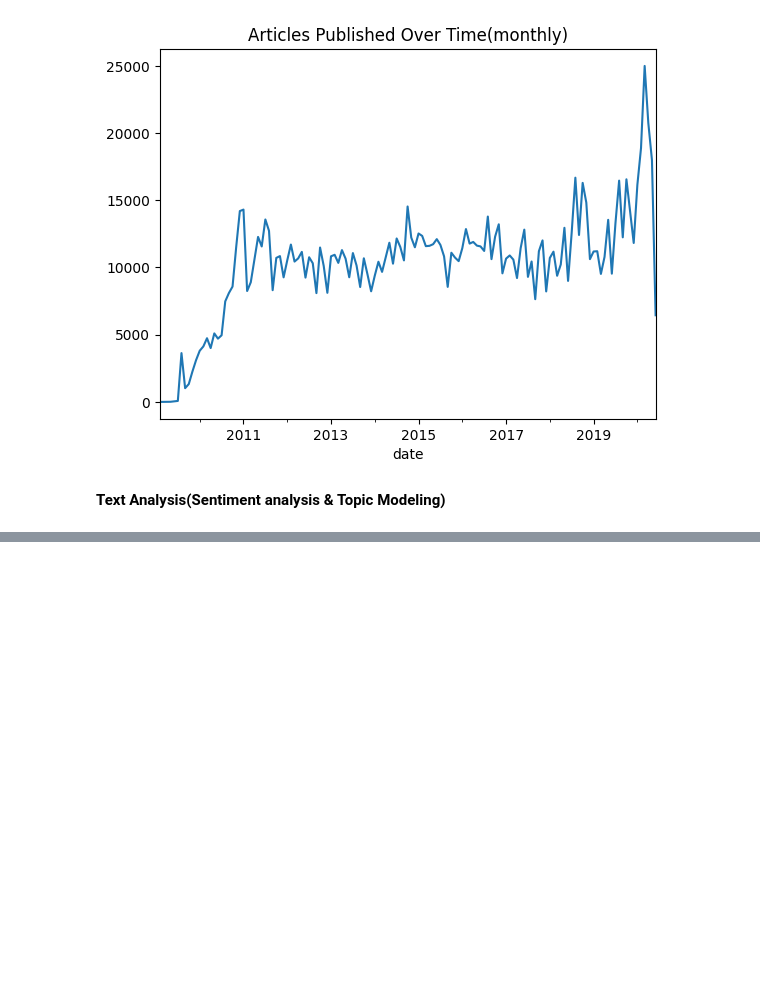
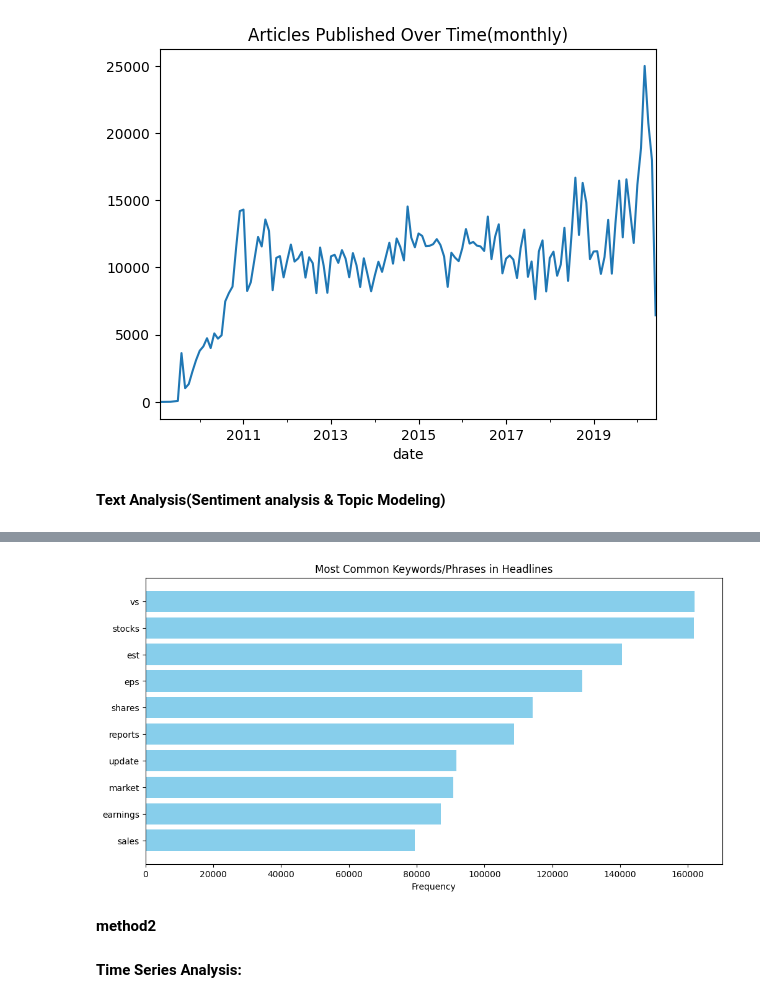
Before and after one commit to Bekyy/financial-news-data-analysis, a Jupyter notebook: notebooks/sentiment_analysis.ipynb, the cells around one changed output, grey strips where cells are left out. Drawn from its saved outputs; the diff is of its cells as text; code cells hidden in the pictures; blank space fills up the shorter version.

```diff
--- a/notebooks/sentiment_analysis.ipynb
+++ b/notebooks/sentiment_analysis.ipynb
@@ -213,0 +304,19 @@ plt.show()
+# %%
+# Initialize CountVectorizer to extract keywords
+vectorizer = CountVectorizer(stop_words='english', ngram_range=(1, 2), max_features=50)
+
+# Fit and transform the cleaned headlines
+X = vectorizer.fit_transform(data['cleaned_headline'])
+
+# Get the feature names (keywords and phrases)
+keywords = vectorizer.get_feature_names_out()
+
+# Sum the occurrences of each keyword/phrase across all headlines
+keyword_counts = X.toarray().sum(axis=0)
+
+# Create a DataFrame for keyword frequency
+keyword_frequency = pd.DataFrame({'keyword': keywords, 'count': keyword_counts})
+keyword_frequency = keyword_frequency.sort_values(by='count', ascending=False)
+
+# Display the most common keywords or phrases
+print(keyword_frequency.head(10))
@@ -213,0 +335,14 @@ plt.show()
+# %%
+import matplotlib.pyplot as plt
+
+# Plot the most common keywords
+plt.figure(figsize=(12, 6))
+plt.barh(keyword_frequency['keyword'].head(10), keyword_frequency['count'].head(10), color='skyblue')
+plt.xlabel('Frequency')
+plt.title('Most Common Keywords/Phrases in Headlines')
+plt.gca().invert_yaxis()  # Invert y-axis for better readability
+plt.show()
+# %% [output]
+[figure, added]
+# %% [markdown]
+**method2**
@@ -213,0 +404,2 @@ plt.show()
+# %% [markdown]
+**Time Series Analysis:**
```
Also changed, not shown: parts of 23 cells of this notebook, 1 other file.
